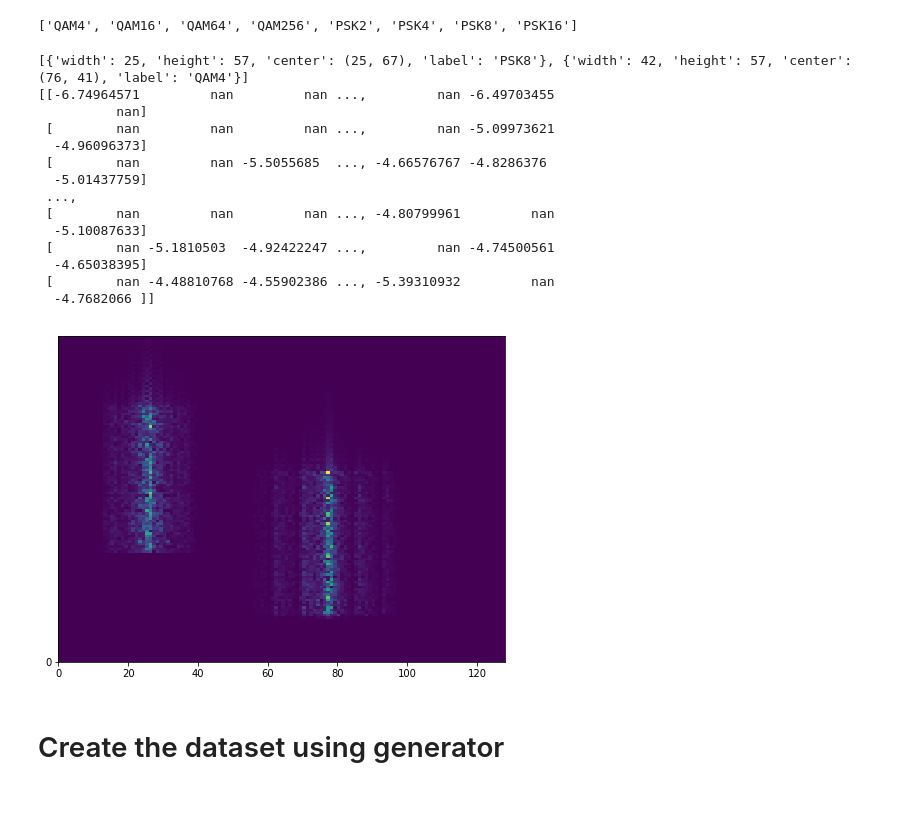
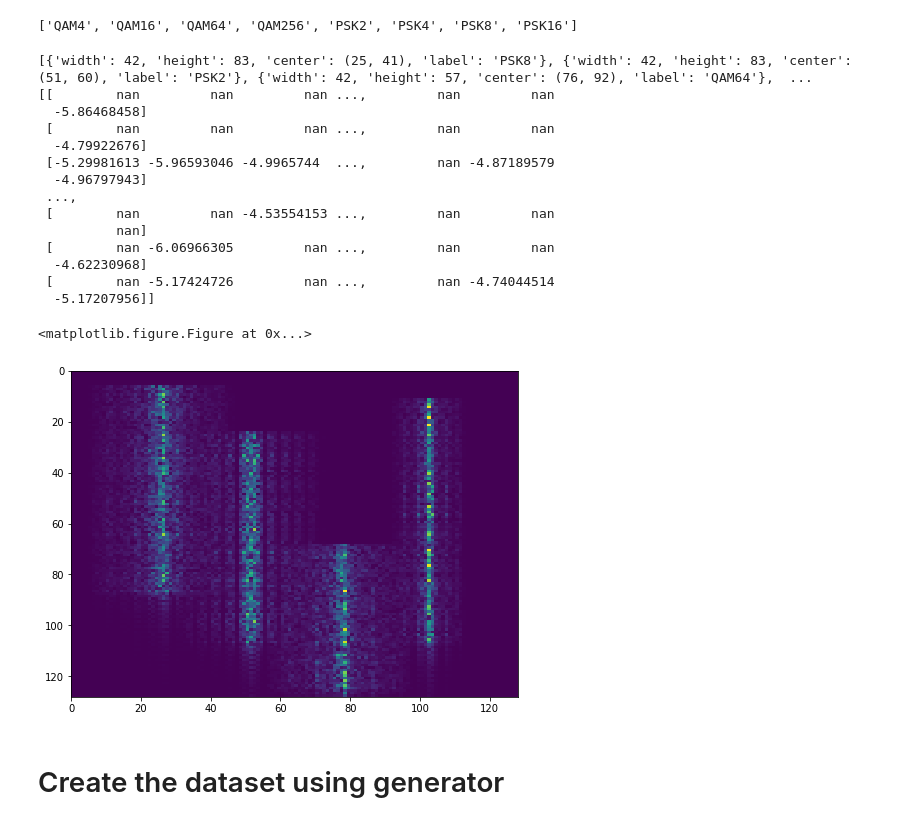
Before and after one commit to peteryej/spectrumproj, a Jupyter notebook: NewSpectrumCNN-Localization.ipynb, the cells around one changed output. Drawn from its saved outputs; the diff is of its cells as text; code cells hidden in the pictures.

```diff
--- a/NewSpectrumCNN-Localization.ipynb
+++ b/NewSpectrumCNN-Localization.ipynb
@@ -74,7 +72,7 @@ from dataset.dataset_model import dataset_model
 #path = "../data/multi_channel_objects/"
 path = "../data/test_set_object/"
 
-datapoint = cPickle.load(open(os.path.join(path,'object1.dat')))
+datapoint = cPickle.load(open(os.path.join(path,'object781.dat')))
 
 # plt.plot(np.real(datapoint['raw_data'][0:100]))
 # plt.plot(np.imag(datapoint['raw_data'][0:100]))
@@ -85,51 +83,56 @@ datapoint = cPickle.load(open(os.path.join(path,'object1.dat')))
 # Sxx = fftshift(Sxx, axes=0)
 
 # plt.pcolormesh(t, f, np.abs(Sxx))
 
 plt.figure(figsize=(8,6))
 tick_spacing = 50000
 
 # print datapoint['data'][:,:,0]
 
 #t = datapoint['segment_t']
 #f = datapoint['sample_f']
 
 print datapoint['objects']
 
 norm_data = dataset_model(path, localization_dataset = True)
 datapoint_norm = norm_data.normalize_data(datapoint['data'])
 
 matrix_data = datapoint['data']
 
 print np.log10(matrix_data[:,:,0]/matrix_data[:,:,0].min())
 
 norm_matrix_data = matrix_data * 1.0/matrix_data.max()
 
 mag_data = np.sqrt(np.power(norm_matrix_data[:,:,0],2) + np.power(norm_matrix_data[:,:,1],2))
 
+fig,ax = plt.subplots(1, figsize=(8,6))
+# Display the image
+ax.imshow((mag_data), extent=(0, 128, 128, 0), aspect='auto')
+
 #plt.pcolormesh(t,f, mag_data)
-plt.pcolormesh(mag_data)
-ax = plt.gca()
-ax.yaxis.set_major_locator(ticker.MultipleLocator(tick_spacing))
+# plt.imshow(mag_data, extent=(0,128,128,0))
+# ax = plt.gca()
+# ax.yaxis.set_major_locator(ticker.MultipleLocator(tick_spacing))
 
-
+plt.show()
 # print f
 # %% [output]
-[{'width': 25, 'height': 57, 'center': (25, 67), 'label': 'PSK8'}, {'width': 42, 'height': 57, 'center': (76, 41), 'label': 'QAM4'}]
-[[-6.74964571         nan         nan ...,         nan -6.49703455
+[{'width': 42, 'height': 83, 'center': (25, 41), 'label': 'PSK8'}, {'width': 42, 'height': 83, 'center': (51, 60), 'label': 'PSK2'}, {'width': 42, 'height': 57, 'center': (76, 92), 'label': 'QAM64'},  ...
+[[        nan         nan         nan ...,         nan         nan
+  -5.86468458]
+ [        nan         nan         nan ...,         nan         nan
+  -4.79922676]
+ [-5.29981613 -5.96593046 -4.9965744  ...,         nan -4.87189579
+  -4.96797943]
+ ...,
+ [        nan         nan -4.53554153 ...,         nan         nan
           nan]
- [        nan         nan         nan ...,         nan -5.09973621
-  -4.96096373]
- [        nan         nan -5.5055685  ..., -4.66576767 -4.8286376
-  -5.01437759]
- ...,
- [        nan         nan         nan ..., -4.80799961         nan
-  -5.10087633]
- [        nan -5.1810503  -4.92422247 ...,         nan -4.74500561
-  -4.65038395]
- [        nan -4.48810768 -4.55902386 ..., -5.39310932         nan
-  -4.7682066 ]]
+ [        nan -6.06966305         nan ...,         nan         nan
+  -4.62230968]
+ [        nan -5.17424726         nan ...,         nan -4.74044514
+  -5.17207956]]
+<matplotlib.figure.Figure at 0x...>
-[figure, old version]
+[figure, new version]
 # %% [markdown]
 # Create the dataset using generator
 # %%
```
Also changed, not shown: parts of 5 cells of this notebook, 10 other files.
